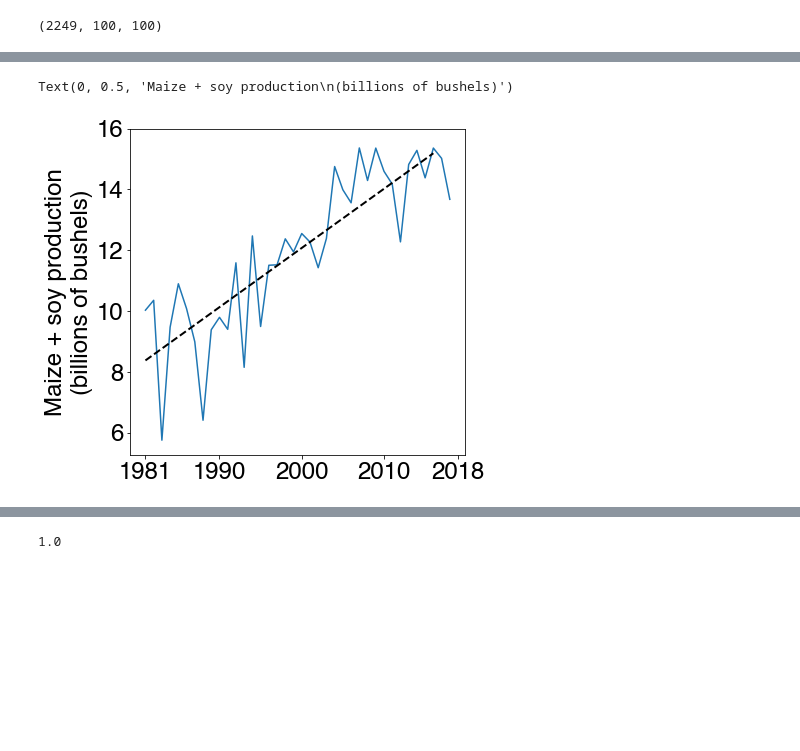
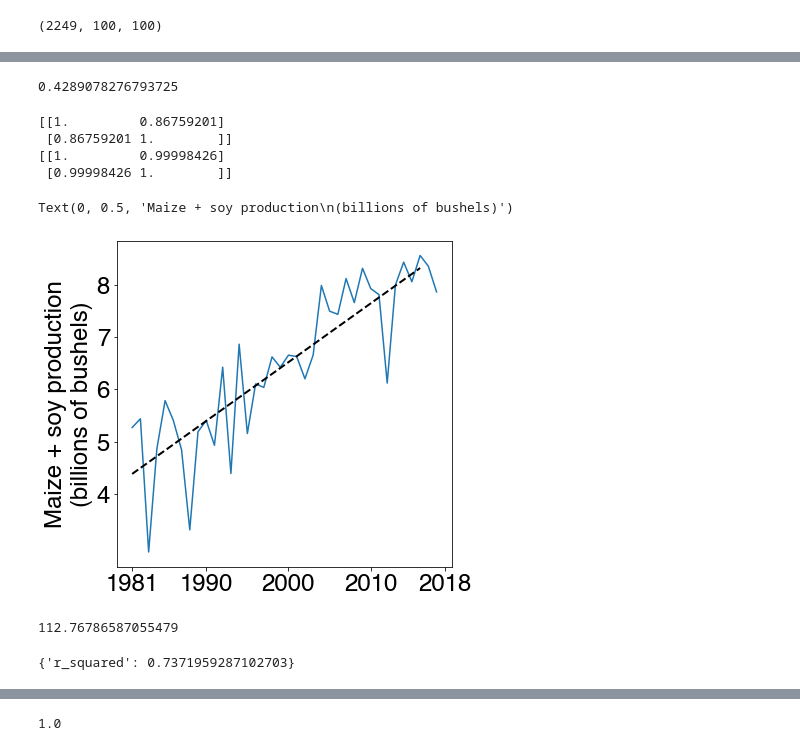
Before and after one commit to ecoffel/2020-ag-climate, a Jupyter notebook: ag_crop_climate_feedback_analysis_2.ipynb, the cells around one changed output, grey strips where cells are left out. Cells and saved outputs as stored; diff of their text form; code cells hidden in the pictures; blank space fills up the shorter version.

```diff
--- a/ag_crop_climate_feedback_analysis_2.ipynb
+++ b/ag_crop_climate_feedback_analysis_2.ipynb
@@ -1467,5 +184,10 @@ with gzip.open('cc-feedback-analysis.dat', 'wb') as f:
+# %%
+n_samples = 100
+n_bootstraps = 100
+# n_samples = 100
+# n_bootstraps = 5
 # %%
-with gzip.open('cc-feedback-analysis-100-100.dat', 'rb') as f:
+with gzip.open('cc-feedback-analysis-%d-%d-new.dat'%(n_bootstraps, n_samples), 'rb') as f:
     ccFeedbackAnalysis = pickle.load(f)
 # %%
 fipsSel = ccFeedbackAnalysis['fipsSel']
@@ -1651,7 +322,7 @@ l1.get_frame().set_linewidth(0)
 # %%
 # calculate mean yield, kdd, gdd, and trends across all counties to use for percent corrections in maps below
+
 curCountyList = usCounties.copy()
-useDeepak = False
 
 countyAcAll = np.array([np.nanmean(a) for a in usCounties['maizeCountyArea']])
 haMaizeAllAc = np.array([np.nanmean(a) for a in usCounties['maizeHarvestedArea']])
@@ -1763,9 +434,25 @@ else:
             else:
                 totalHaTrendAll[c] += mdl.params[1]
 
-nn = np.where((totalProdTrendAll > 0) & (~np.isnan(np.nanmedian(np.nanmedian(lhFromFeedback,axis=2), axis=1))) & (~np.isnan(haTotalFracAll)) & (mdl_LH_Y_PValues['TotalProd_DetrendAnom'] < 0.05))[0]
-nnIr = np.where((totalProdTrendAll > 0) & (~np.isnan(np.nanmedian(np.nanmedian(lhFromFeedback,axis=2), axis=1))) & (~np.isnan(haTotalFracAll)) & (~np.isnan(irSel)) & (mdl_LH_Y_PValues['TotalProd_DetrendAnom'] < 0.05))[0]
-nnNonIr = np.where((totalProdTrendAll > 0) & (~np.isnan(np.nanmedian(np.nanmedian(lhFromFeedback,axis=2), axis=1))) & (~np.isnan(haTotalFracAll)) & (np.isnan(irSel))& (mdl_LH_Y_PValues['TotalProd_DetrendAnom'] < 0.05))[0]
+nn = np.where((totalProdTrendAll > 0) & \
+              (~np.isnan(np.nanmedian(np.nanmedian(lhFromFeedback,axis=2), axis=1))) & \
+              (~np.isnan(haTotalFracAll)) & \
+              (np.nansum(mdl_LH_Y_PValues['TotalProd_DetrendAnom'] < 0.05, axis=1) > 50))[0]
+
+nnIr = np.where((totalProdTrendAll > 0) & \
+                (~np.isnan(np.nanmedian(np.nanmedian(lhFromFeedback,axis=2), axis=1))) & \
+                (~np.isnan(haTotalFracAll)) & (~np.isnan(irSel)) & \
+                (np.nansum(mdl_LH_Y_PValues['TotalProd_DetrendAnom'] < 0.05, axis=1) > 50))[0]
+
+nnNonIr = np.where((totalProdTrendAll > 0) & \
+                   (~np.isnan(np.nanmedian(np.nanmedian(lhFromFeedback,axis=2), axis=1))) & \
+                   (~np.isnan(haTotalFracAll)) & \
+                   (np.isnan(irSel)) & \
+                   (np.nansum(mdl_LH_Y_PValues['TotalProd_DetrendAnom'] < 0.05, axis=1) > 50))[0]
+
+nnAll = np.where((~np.isnan(np.nanmedian(np.nanmedian(lhFromFeedback,axis=2), axis=1))) & \
+                   (~np.isnan(haTotalFracAll)) & \
+                   (np.isnan(irSel)))[0]
 # noOutlierInd = np.where((abs(scipy.stats.zscore(lhFromFeedback[nn]/haTotalFracAll[nn])) < 1))[0]
 adjNn = nn#[noOutlierInd]
 # adjNnIr = np.intersect1d(adjNn, irSel)
@@ -1771,0 +516,4 @@ adjNn = nn#[noOutlierInd]
+# %%
+np.nanmean(soybeanYieldFromFeedback_kdd_neg_uncert_1d)
+# %% [output]
+0.4289078276793725
@@ -1772,24 +532,50 @@ adjNn = nn#[noOutlierInd]
+# %%
+totalProdOverTime_Maize_sel = np.nansum(totalProdOverTime_Maize[adjNn,:],axis=0)*56
+totalProdOverTime_Soy_sel = np.nansum(totalProdOverTime_Soy[adjNn,:],axis=0)*60
+
+totalProdOverTimeAll_sel_lbs = totalProdOverTime_Maize_sel+totalProdOverTime_Soy_sel
+
+print(np.corrcoef(totalProdOverTime_Maize_sel, totalProdOverTime_Soy_sel))
+print(np.corrcoef(totalProdOverTimeAll_sel_lbs, totalProdOverTimeAll_sel))
+
+# plt.scatter(totalProdOverTime_Maize_sel, totalProdOverTime_Soy_sel)
+# %% [output]
+[[1.         0.86759201]
+ [0.86759201 1.        ]]
+[[1.         0.99998426]
+ [0.99998426 1.        ]]
 # %%
-X = sm.add_constant(range(len(totalProdOverTimeAll)))
-mdl = sm.OLS(totalProdOverTimeAll, X).fit()
+totalProdOverTimeAll_sel = np.nansum(totalProdOverTimeAll[adjNn,:],axis=0)
+
+X = sm.add_constant(range(len(totalProdOverTimeAll_sel)))
+mdl = sm.OLS(totalProdOverTimeAll_sel, X).fit()
 
 x1 = 0
 x2 = 35
 
 plt.figure(figsize=(6,6))
-plt.plot(totalProdOverTimeAll)
+plt.plot(totalProdOverTimeAll_sel)
 plt.plot([x1, x2], [mdl.params[0], mdl.params[0]+x2*mdl.params[1]], '--k', lw=2)
 plt.xticks([0, 9, 19, 29, 38])
 plt.gca().set_xticklabels([1981, 1990, 2000, 2010, 2018])
 
-plt.yticks([.6e10, .8e10, 1e10, 1.2e10, 1.4e10, 1.6e10])
-plt.gca().set_yticklabels([6, 8, 10, 12, 14, 16])
+plt.yticks([.4e10, .5e10, .6e10, .7e10, .8e10])
+plt.gca().set_yticklabels([4,5,6,7,8])
 
 plt.tick_params(axis='x', labelsize=24)
 plt.tick_params(axis='y', labelsize=24)
 
 plt.ylabel('Maize + soy production\n(billions of bushels)', fontsize=24)
 # plt.savefig('prod-growth-linear-trend.png', format='png', dpi=200, bbox_inches = 'tight', pad_inches = 0.01)
 # %% [output]
 Text(0, 0.5, 'Maize + soy production\n(billions of bushels)')
-[figure, old version]
+[figure, new version]
+# %%
+mdl.params[1]/1e6
+# %% [output]
+112.76786587055479
+# %%
+# r2 of linear vs quadratic fit on prod data
+print(polyfit(range(len(totalProdOverTimeAll_sel)), totalProdOverTimeAll_sel, 1))
+# %% [output]
+{'r_squared': 0.7371959287102703}
```
Also changed, not shown: parts of 47 cells of this notebook, 3 other files.
